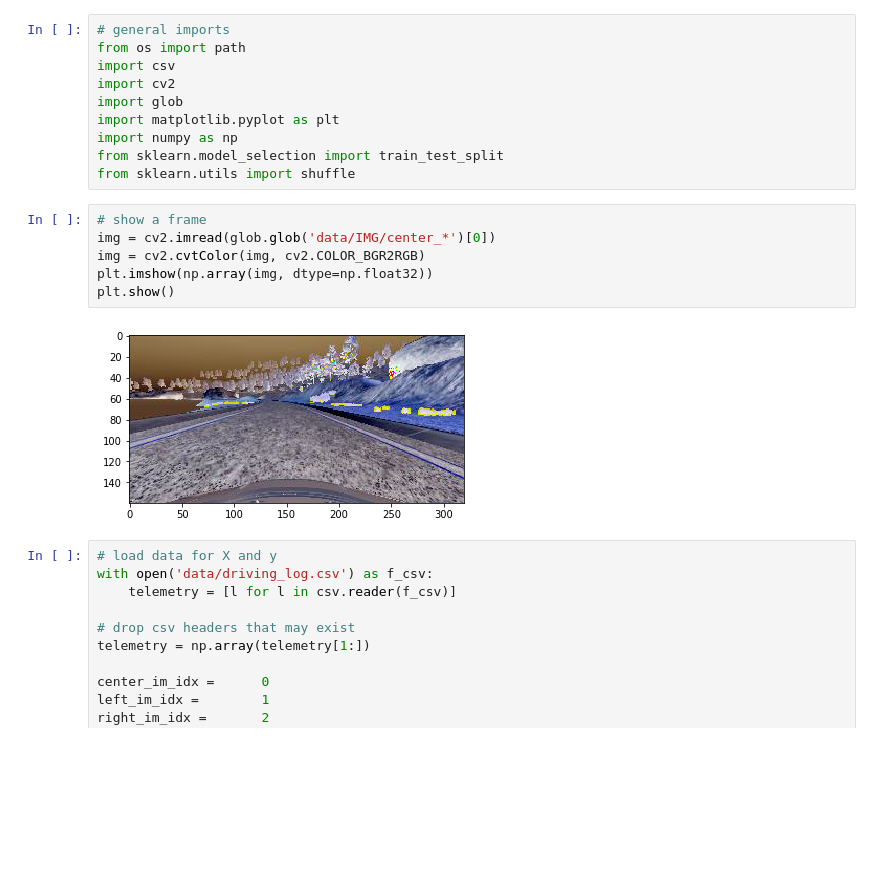
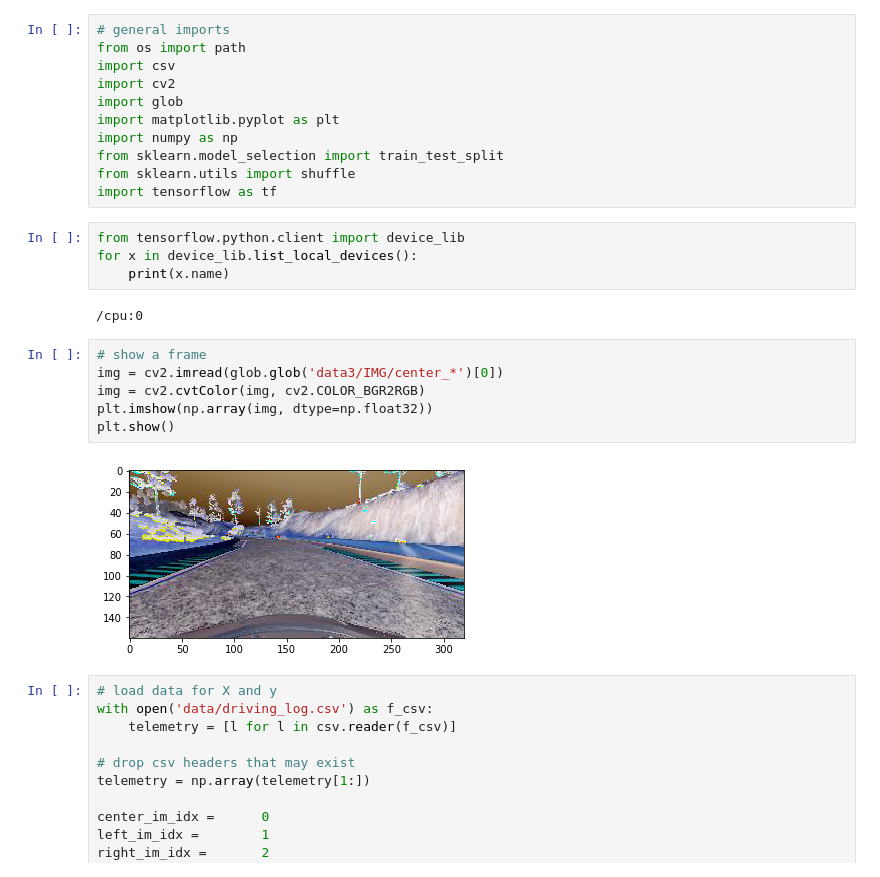
Before and after one commit to grodowski/CarND-Behavioral-Cloning-P3, a Jupyter notebook: Behavioral Cloning - Build and train the model.ipynb, the cells around one changed output. Cells and saved outputs as stored; diff of their text form; blank space fills up the shorter version.

```diff
--- a/Behavioral Cloning - Build and train the model.ipynb
+++ b/Behavioral Cloning - Build and train the model.ipynb
@@ -8,14 +8,21 @@ import matplotlib.pyplot as plt
 import numpy as np
 from sklearn.model_selection import train_test_split
 from sklearn.utils import shuffle
+import tensorflow as tf
+# %%
+from tensorflow.python.client import device_lib
+for x in device_lib.list_local_devices():
+    print(x.name)
+# %% [output]
+/cpu:0
 # %%
 # show a frame
-img = cv2.imread(glob.glob('data/IMG/center_*')[0])
+img = cv2.imread(glob.glob('data3/IMG/center_*')[0])
 img = cv2.cvtColor(img, cv2.COLOR_BGR2RGB)
 plt.imshow(np.array(img, dtype=np.float32))
 plt.show()
 # %% [output]
-[figure, old version]
+[figure, new version]
 # %%
 # load data for X and y
 with open('data/driving_log.csv') as f_csv:
```
Also changed, not shown: parts of 3 cells of this notebook.
